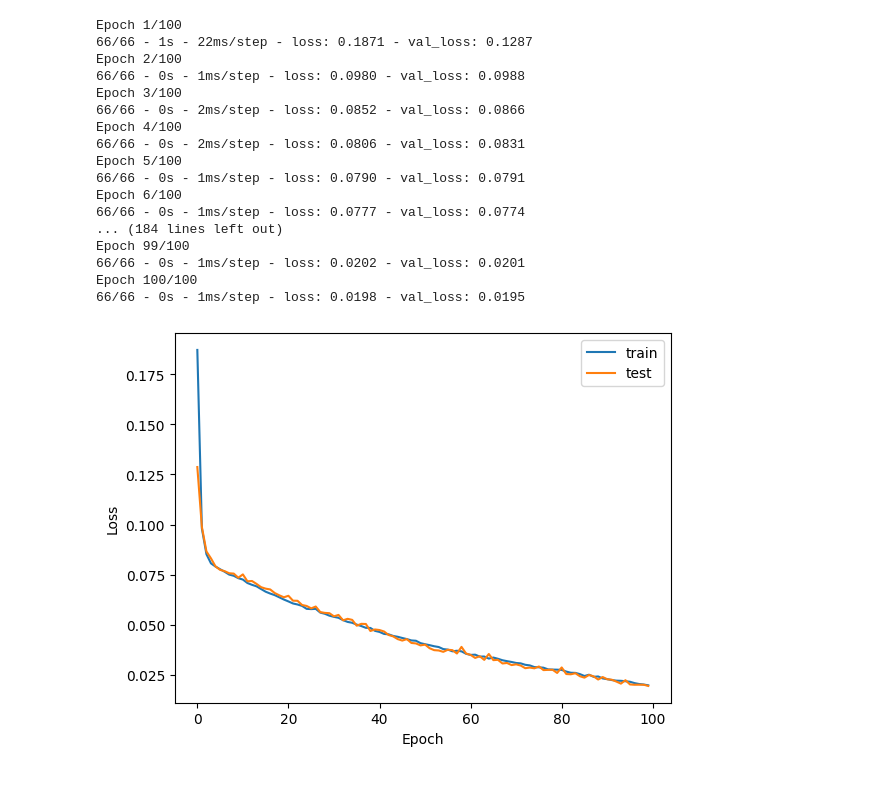
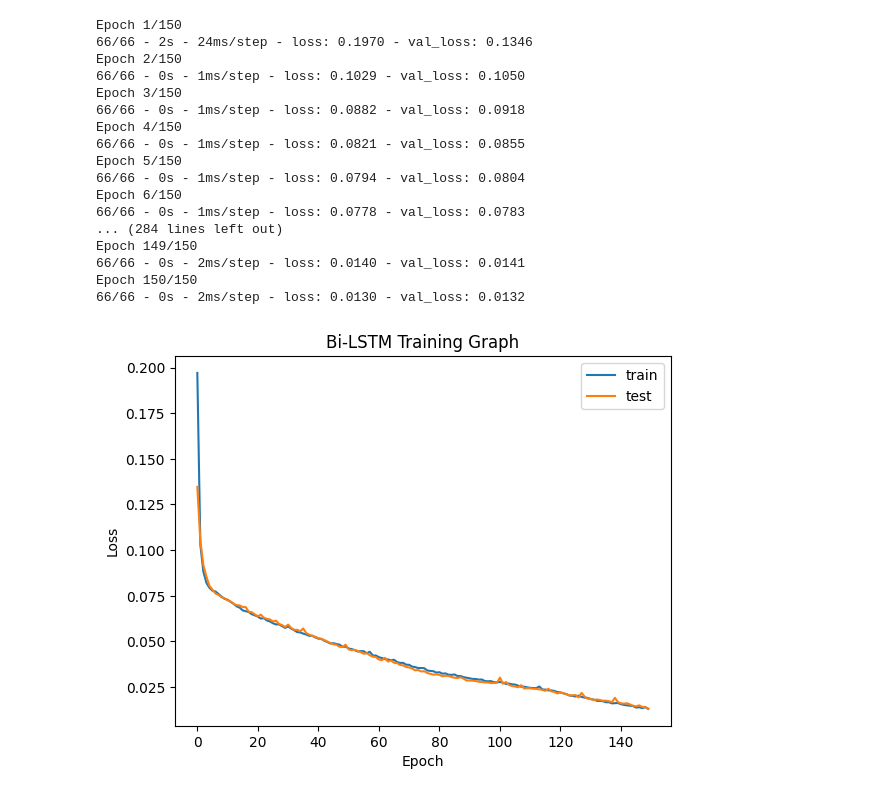
Before and after one commit to Samcoding5854/CanePredictions, a Jupyter notebook: bidirectionalLSTM.ipynb, the cells around one changed output. Saved outputs shown, nothing was run; the diff lists cells and outputs as text; code cells hidden in the pictures.

```diff
--- a/bidirectionalLSTM.ipynb
+++ b/bidirectionalLSTM.ipynb
@@ -40,38 +41,37 @@ model.add(Bidirectional(LSTM(50, activation='relu'), input_shape=(X_train.shape[
 model.add(Dense(1))
 model.compile(optimizer='adam', loss='mse')
 # %%
-
 # Train the model
-history = model.fit(X_train, y_train, epochs=100, batch_size=16, validation_data=(X_test, y_test), verbose=2)
+history = model.fit(X_train, y_train, epochs=150, batch_size=16, validation_data=(X_test, y_test), verbose=2)
 # %% [output]
-Epoch 1/100
-66/66 - 1s - 22ms/step - loss: 0.1871 - val_loss: 0.1287
-Epoch 2/100
-66/66 - 0s - 1ms/step - loss: 0.0980 - val_loss: 0.0988
-Epoch 3/100
-66/66 - 0s - 2ms/step - loss: 0.0852 - val_loss: 0.0866
-Epoch 4/100
-66/66 - 0s - 2ms/step - loss: 0.0806 - val_loss: 0.0831
-Epoch 5/100
-66/66 - 0s - 1ms/step - loss: 0.0790 - val_loss: 0.0791
-Epoch 6/100
-66/66 - 0s - 1ms/step - loss: 0.0777 - val_loss: 0.0774
-... (184 lines left out)
-Epoch 99/100
-66/66 - 0s - 1ms/step - loss: 0.0202 - val_loss: 0.0201
-Epoch 100/100
-66/66 - 0s - 1ms/step - loss: 0.0198 - val_loss: 0.0195
+Epoch 1/150
+66/66 - 2s - 24ms/step - loss: 0.1970 - val_loss: 0.1346
+Epoch 2/150
+66/66 - 0s - 1ms/step - loss: 0.1029 - val_loss: 0.1050
+Epoch 3/150
+66/66 - 0s - 1ms/step - loss: 0.0882 - val_loss: 0.0918
+Epoch 4/150
+66/66 - 0s - 1ms/step - loss: 0.0821 - val_loss: 0.0855
+Epoch 5/150
+66/66 - 0s - 1ms/step - loss: 0.0794 - val_loss: 0.0804
+Epoch 6/150
+66/66 - 0s - 1ms/step - loss: 0.0778 - val_loss: 0.0783
+... (284 lines left out)
+Epoch 149/150
+66/66 - 0s - 2ms/step - loss: 0.0140 - val_loss: 0.0141
+Epoch 150/150
+66/66 - 0s - 2ms/step - loss: 0.0130 - val_loss: 0.0132
 # %%
-
 # Plot training and validation loss
 plt.plot(history.history['loss'], label='train')
 plt.plot(history.history['val_loss'], label='test')
 plt.xlabel('Epoch')
+plt.title("Bi-LSTM Training Graph")
 plt.ylabel('Loss')
 plt.legend()
 plt.show()
 # %% [output]
-[figure, old version]
+[figure, new version]
 # %%
 
 # Make predictions
```
Also changed, not shown: parts of 4 cells of this notebook, 3 other files.
